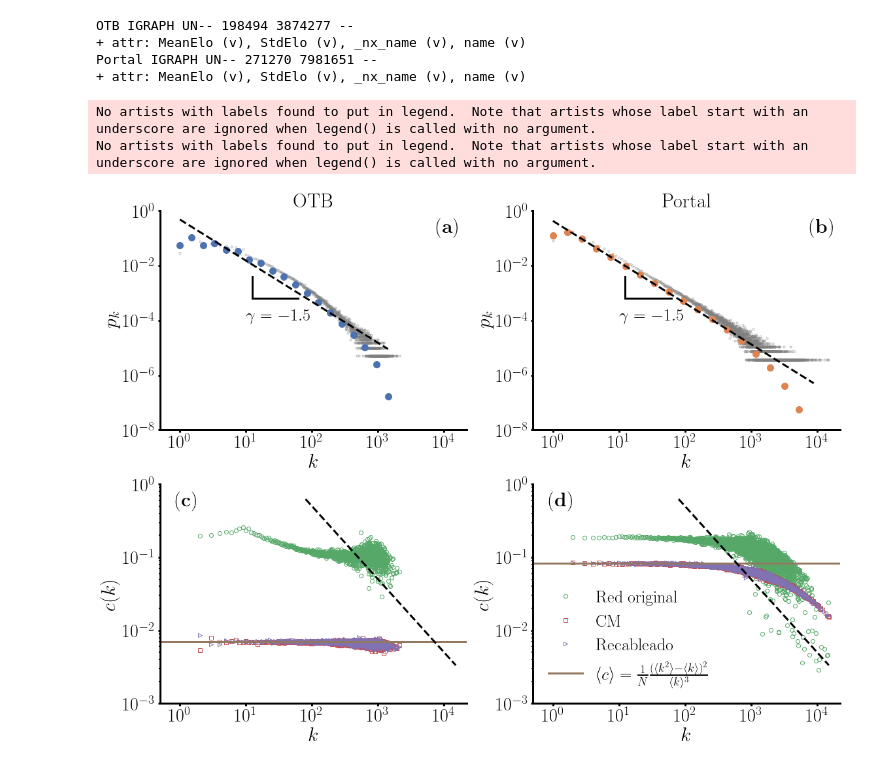
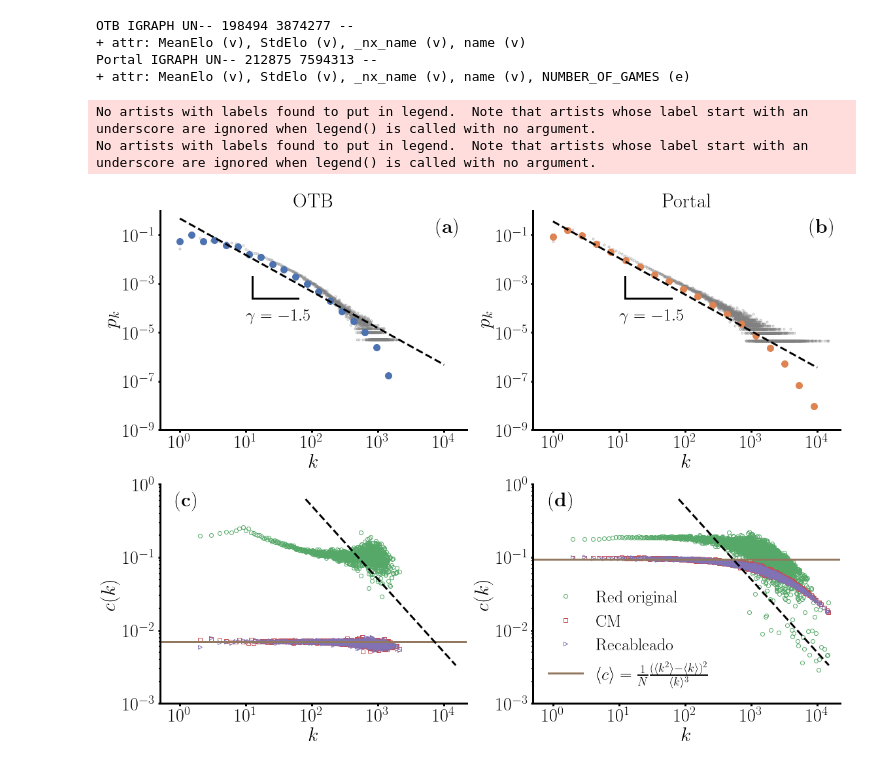
Before and after one commit to nahuelalmeira/chess, a Jupyter notebook: notebooks/figura3.ipynb, the cells around one changed output. Drawn from its saved outputs; the diff is of its cells as text; code cells hidden in the pictures.

Commit message:
Update figure

```diff
--- a/notebooks/figura3.ipynb
+++ b/notebooks/figura3.ipynb
@@ -35,17 +31,16 @@ Portal IGRAPH U--- 372169 8078583 --
 # %%
+nswap_ecount_times = 10.0
 graphs_rewired = {
-    #"OTB": read_rewired_edgelist("OM_OTB_201609", nswap_ecount_times=2.),
-    #"Portal": read_rewired_edgelist("OM_Portal_201510", nswap_ecount_times=2.),
-    "OTB": read_rewired_graph("OM_OTB_201609", nswap_ecount_times=10.),
-    "Portal": read_rewired_graph("OM_Portal_201510", nswap_ecount_times=10.),
+    "OTB": read_rewired_graph("OM_OTB_201609", nswap_ecount_times=nswap_ecount_times),
+    "Portal": read_rewired_graph("OM_Portal_201510", nswap_ecount_times=nswap_ecount_times),
 }
 for name, g in graphs_rewired.items():
     print(name, g.summary())
 # %% [output]
 OTB IGRAPH UN-- 198494 3874277 --
 + attr: MeanElo (v), StdElo (v), _nx_name (v), name (v)
-Portal IGRAPH UN-- 271270 7981651 --
-+ attr: MeanElo (v), StdElo (v), _nx_name (v), name (v)
+Portal IGRAPH UN-- 212875 7594313 --
++ attr: MeanElo (v), StdElo (v), _nx_name (v), name (v), NUMBER_OF_GAMES (e)
 # %%
 dfs = {}
 for name, g in graphs.items():
@@ -95,8 +90,10 @@ def plot_degree_distribution(data, ax=None, **kwargs):
     #    X_log, powerlaw(X_log, slope, c), "--", color="k", zorder=10, #label=label,
     #)
 
+    #X_powerlaw = X_log
+    X_powerlaw = np.array([1, 10000])
     ax.plot(
-        X_log, powerlaw(X_log, -1.5, c), "--", color="k", zorder=10, #label=label,
+        X_powerlaw, powerlaw(X_powerlaw, -1.5, c), "--", color="k", zorder=10, #label=label,
     )
 
     # Lin scale
@@ -147,52 +144,52 @@ for i, (name, df) in enumerate(dfs.items()):
     plot_degree_distribution(df["k"], ax=ax, color=f"C{i}")
 
     ax.set_xticks([1, 10, 100, 1000, 10000])
-    ax.set_ylim(1e-8, 1)
+    ax.set_ylim(1e-9, 1)
 
     ax = axes[1,i]
     ax.text(0.05, 0.9, panels[2+i], fontsize=30, transform=ax.transAxes)
     ax.set_xlabel(r"$k$")
     ax.set_ylabel(r"$c(k)$")
     plot_avg_clustering_by_degree(
         df, ax=ax, fillstyle="none", label=r"$\mathrm{Red\;original}$", color="C2"
     )
     ax.set_xticks([1, 10, 100, 1000, 10000])
     ax.set_ylim(1e-3, 1)
 
 for i, (name, df) in enumerate(dfs_FV.items()):
     ax = axes[1,i]
     label = r"$\mathrm{CM}$"
     plot_avg_clustering_by_degree(
         df, ax=ax, marker="s", fillstyle="none", label=label, color="C3"
     )
 
+if True:
+    for i, (name, df) in enumerate(dfs_rewired.items()):
+        ax = axes[1,i]
+        label = r"$\mathrm{Recableado}$"
+        plot_avg_clustering_by_degree(
+            df, ax=ax, marker=">", fillstyle="none", label=label, color="C4"
+        )
+        meank = df.k.mean()
+        meank2 = (df.k**2).mean()
+        N = len(df)
+        xline = (1/N) * (meank2 - meank)**2 / meank**3
+        label = r"$\langle c \rangle = \frac{1}{N} \frac{(\langle k^2\rangle - \langle k\rangle)^2}{\langle k \rangle^3}$"
+        ax.axhline(xline, color="C5", label=label)
 
-for i, (name, df) in enumerate(dfs_rewired.items()):
-    ax = axes[1,i]
-    label = r"$\mathrm{Recableado}$"
-    plot_avg_clustering_by_degree(
-        df, ax=ax, marker=">", fillstyle="none", label=label, color="C4"
-    )
-    meank = df.k.mean()
-    meank2 = (df.k**2).mean()
-    N = len(df)
-    xline = (1/N) * (meank2 - meank)**2 / meank**3
-    label = r"$\langle c \rangle = \frac{1}{N} \frac{(\langle k^2\rangle - \langle k\rangle)^2}{\langle k \rangle^3}$"
-    ax.axhline(xline, color="C5", label=label)
-
-    X = np.array([80., 15000.])
-    Y = powerlaw(X, -1, 50)
-    ax.plot(X, Y, linestyle="--", color="k")
-    ax.set_xticks([1, 10, 100, 1000, 10000])
+        X = np.array([80., 15000.])
+        Y = powerlaw(X, -1, 50)
+        ax.plot(X, Y, linestyle="--", color="k")
+        ax.set_xticks([1, 10, 100, 1000, 10000])
 
 axes[0,0].legend(frameon=False)
 axes[0,1].legend(frameon=False)
 axes[1,1].legend(frameon=False)
 sns.despine()
 plt.tight_layout()
 plt.savefig(FIGS_DIR / "pk_and_ck.pdf")
 plt.show()
 # %% [output]
 No artists with labels found to put in legend.  Note that artists whose label start with an underscore are ignored when legend() is called with no argument.
 No artists with labels found to put in legend.  Note that artists whose label start with an underscore are ignored when legend() is called with no argument.
-[figure, old version]
+[figure, new version]
```
Also changed, not shown: parts of 3 cells of this notebook, 1 other file.
